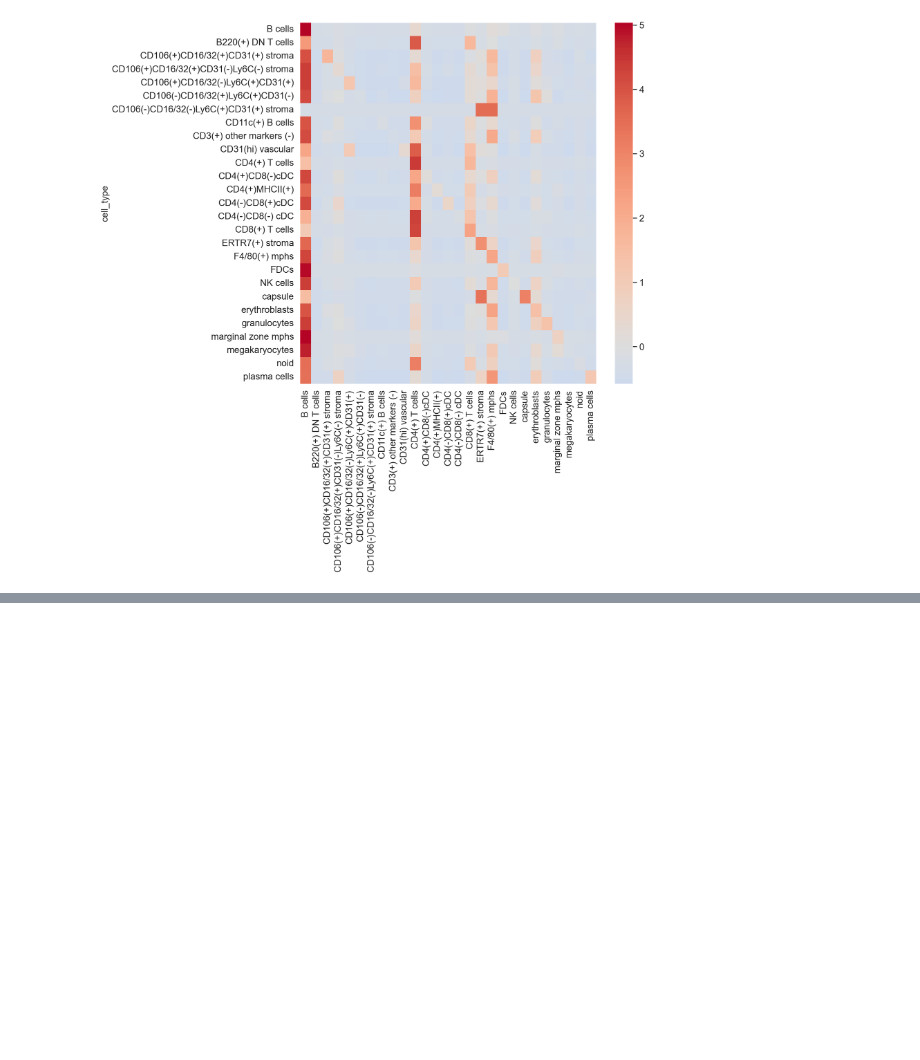
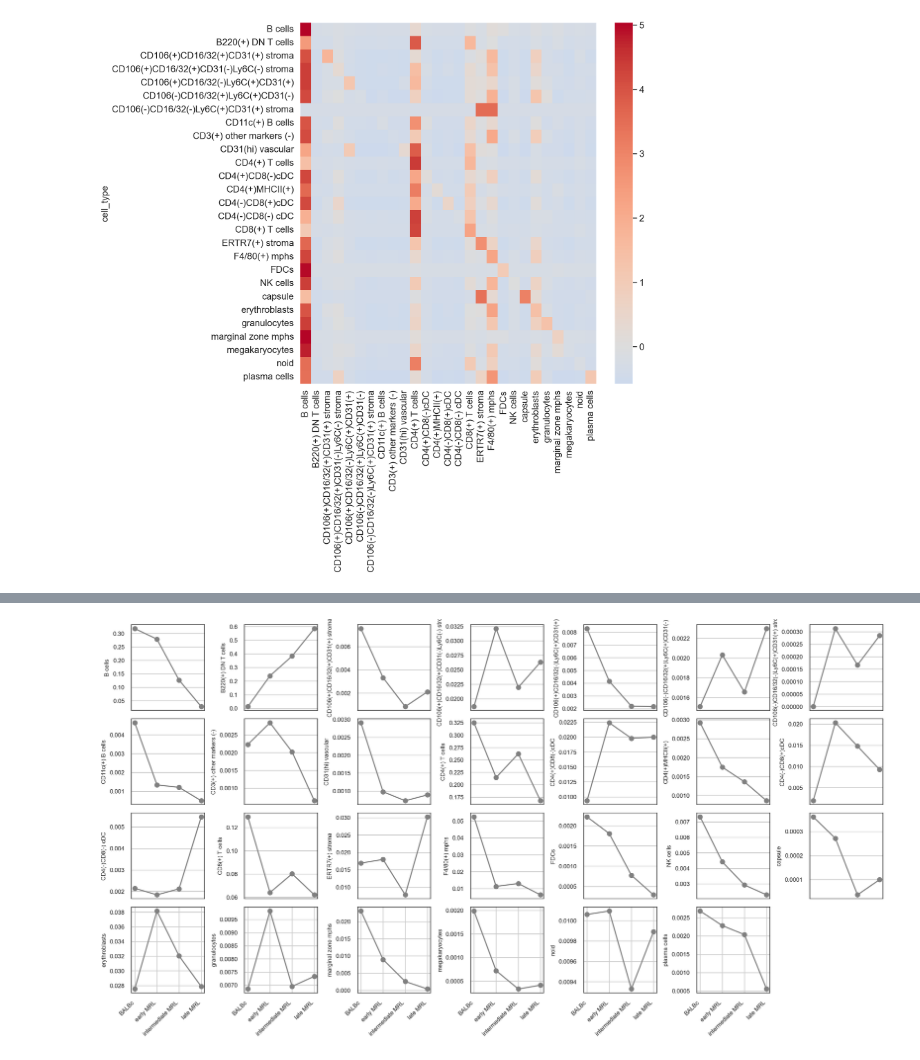
Before and after one commit to lltk123/spatiocell, a Jupyter notebook: Example1.ipynb, the cells around one changed output, grey strips where cells are left out. Saved outputs shown, nothing was run; the diff lists cells and outputs as text; code cells hidden in the pictures; blank space fills up the shorter version.

Commit message:
Sub-graph construction based on spatial

```diff
--- a/Example1.ipynb
+++ b/Example1.ipynb
@@ -124,0 +102,32 @@ fig_df
+# %%
+center_cell = 'B220(+) DN T cells'
+
+fig_df[['cell_type' , 'stage' ,'sample']] = adata.obs[['cell_type' , 'stage' ,'sample']]
+df = pd.DataFrame(adata.obsm['nbor_counts'],columns=adata.uns['nbor_label'] , index = adata.obs_names)
+df[['sample' , 'stage' , 'cell_type'] ]= adata.obs[['sample' , 'stage' , 'cell_type']]
+figdf = df.groupby(['sample','stage','cell_type']).mean().reset_index()
+
+sub_fig_df = figdf[figdf['cell_type'] == center_cell]
+sub_fig_df = sub_fig_df.dropna()
+sub_fig_df.drop(['cell_type','sample'], axis=1, inplace=True)
+sub_fig_df = sub_fig_df.groupby(['stage']).mean().reset_index()
+sub_fig_df = sub_fig_df.melt(id_vars=['stage'], var_name='cell_type', value_name='variable')
+# %%
+with rc_context({"figure.figsize": (10, 10) , "font.size": 8}):
+    fig,axs = plt.subplots(4,7,figsize = (15,8))
+    sub_fig_df['stage_num'] = sub_fig_df['stage'].map(order_stage)
+    for i,cell in enumerate(sub_fig_df['cell_type'].unique()) :
+        value = sub_fig_df[sub_fig_df['cell_type'] == cell].sort_values('stage_num')['variable']
+        axs[i//7,i%7].plot(range(4),value , color = 'gray')
+        axs[i//7,i%7].scatter(range(4),value, color = 'gray')
+        axs[i//7,i%7].set_ylabel(sub_fig_df['cell_type'].unique()[i] , fontsize = 8)
+        axs[i//7,i%7].set_xticks([], [],fontsize = 8)
+        if i //7 == 3:
+            axs[i//7,i%7].set_xticks(range(4),['BALBc' , 'early MRL' , 'intermediate MRL' , 'late MRL'],fontsize = 8,
+                                     rotation = 45 , ha = 'right')
+        axs[i//7,i%7].tick_params(axis='y', labelsize=8)
+    axs[(i+1)//7,(i+1)%7].axis('off')
+    plt.tight_layout()
+    plt.show()
+# %% [output]
+[figure, added]
```
Also changed, not shown: parts of 19 cells of this notebook, 2 other files.
